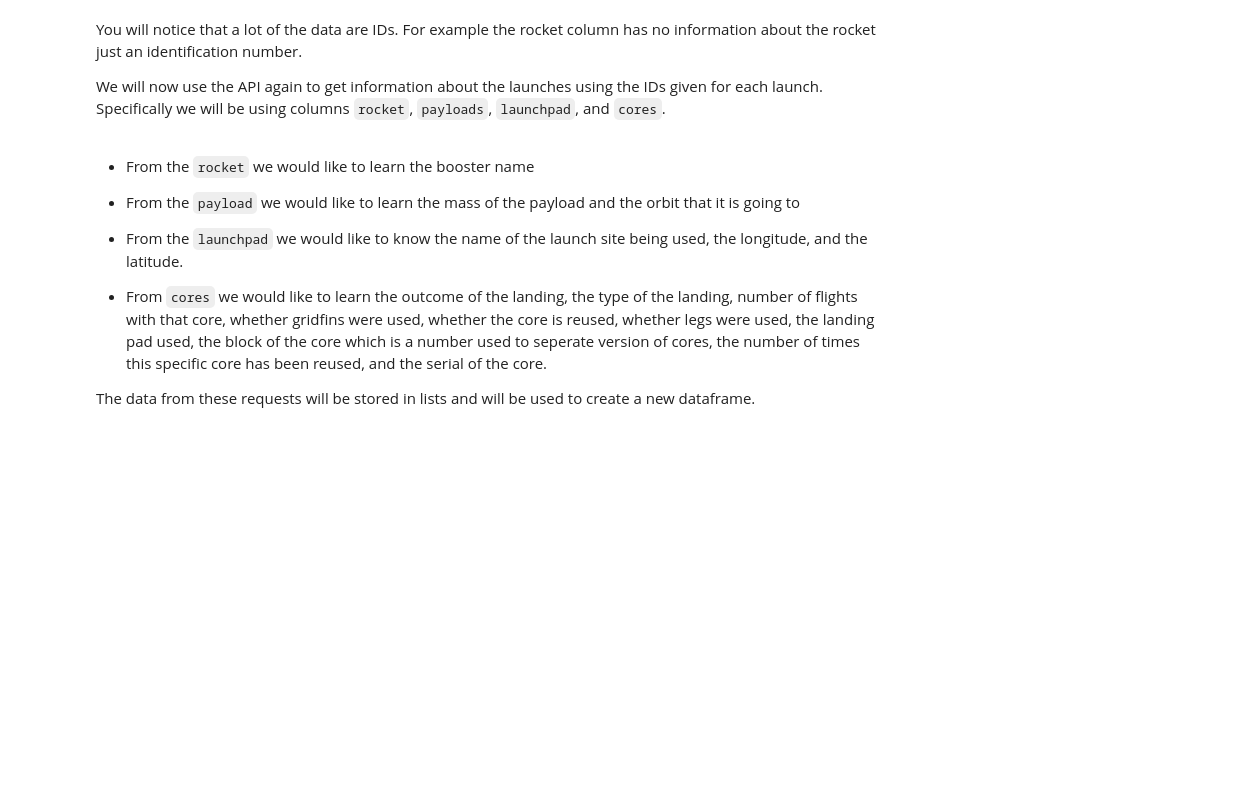
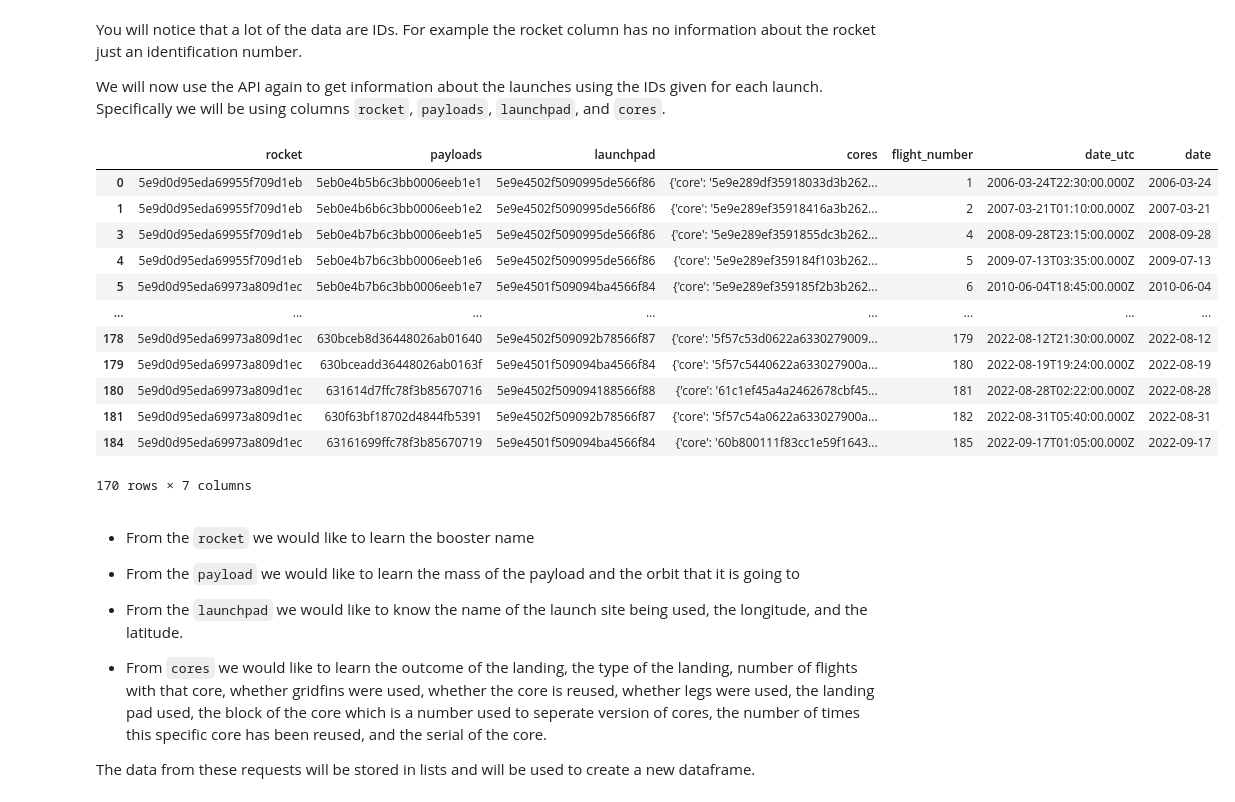
Before and after one commit to adm73/ibm-ds, a Jupyter notebook: jupyter-labs-spacex-data-collection-api.ipynb, the cells around one changed output. Cells and saved outputs as stored; diff of their text form; code cells hidden in the pictures; blank space fills up the shorter version.

```diff
--- a/jupyter-labs-spacex-data-collection-api.ipynb
+++ b/jupyter-labs-spacex-data-collection-api.ipynb
@@ -127,7 +129,8 @@ response.status_code
 # %% [markdown]
 Now we decode the response content as a Json using <code>.json()</code> and turn it into a Pandas dataframe using <code>.json_normalize()</code>
 # %%
-# Use json_normalize meethod to convert the json result into a dataframe
+# Use json_normalize method to convert the json result into a dataframe
+data = pd.json_normalize(response.json())
 # %% [markdown]
 Using the dataframe <code>data</code> print the first 5 rows
 # %%
@@ -139,20 +150,36 @@ We will now use the API again to get information about the launches using the ID
 # %%
 # Lets take a subset of our dataframe keeping only the features we want and the flight number, and date_utc.
 data = data[['rocket', 'payloads', 'launchpad', 'cores', 'flight_number', 'date_utc']]
 
 # We will remove rows with multiple cores because those are falcon rockets with 2 extra rocket boosters and rows that have multiple payloads in a single rocket.
 data = data[data['cores'].map(len)==1]
 data = data[data['payloads'].map(len)==1]
 
 # Since payloads and cores are lists of size 1 we will also extract the single value in the list and replace the feature.
 data['cores'] = data['cores'].map(lambda x : x[0])
 data['payloads'] = data['payloads'].map(lambda x : x[0])
 
 # We also want to convert the date_utc to a datetime datatype and then extracting the date leaving the time
 data['date'] = pd.to_datetime(data['date_utc']).dt.date
 
 # Using the date we will restrict the dates of the launches
-data = data[data['date'] <= datetime.date(2020, 11, 13)]
+data = data[data['date'] <= datetime.date(2022, 11, 13)]
+
+data
+# %% [output]
+|  | rocket | payloads | launchpad | cores | flight_number | date_utc | date |
+| 0 | 5e9d0d95eda69955f709d1eb | 5eb0e4b5b6c3bb0006eeb1e1 | 5e9e4502f5090995de566f86 | {'core': '5e9e289df35918033d3b262... | 1 | 2006-03-24T22:30:00.000Z | 2006-03-24 |
+| 1 | 5e9d0d95eda69955f709d1eb | 5eb0e4b6b6c3bb0006eeb1e2 | 5e9e4502f5090995de566f86 | {'core': '5e9e289ef35918416a3b262... | 2 | 2007-03-21T01:10:00.000Z | 2007-03-21 |
+| 3 | 5e9d0d95eda69955f709d1eb | 5eb0e4b7b6c3bb0006eeb1e5 | 5e9e4502f5090995de566f86 | {'core': '5e9e289ef3591855dc3b262... | 4 | 2008-09-28T23:15:00.000Z | 2008-09-28 |
+| 4 | 5e9d0d95eda69955f709d1eb | 5eb0e4b7b6c3bb0006eeb1e6 | 5e9e4502f5090995de566f86 | {'core': '5e9e289ef359184f103b262... | 5 | 2009-07-13T03:35:00.000Z | 2009-07-13 |
+| 5 | 5e9d0d95eda69973a809d1ec | 5eb0e4b7b6c3bb0006eeb1e7 | 5e9e4501f509094ba4566f84 | {'core': '5e9e289ef359185f2b3b262... | 6 | 2010-06-04T18:45:00.000Z | 2010-06-04 |
+| ... | ... | ... | ... | ... | ... | ... | ... |
+| 178 | 5e9d0d95eda69973a809d1ec | 630bceb8d36448026ab01640 | 5e9e4502f509092b78566f87 | {'core': '5f57c53d0622a6330279009... | 179 | 2022-08-12T21:30:00.000Z | 2022-08-12 |
+| 179 | 5e9d0d95eda69973a809d1ec | 630bceadd36448026ab0163f | 5e9e4501f509094ba4566f84 | {'core': '5f57c5440622a633027900a... | 180 | 2022-08-19T19:24:00.000Z | 2022-08-19 |
+| 180 | 5e9d0d95eda69973a809d1ec | 631614d7ffc78f3b85670716 | 5e9e4502f509094188566f88 | {'core': '61c1ef45a4a2462678cbf45... | 181 | 2022-08-28T02:22:00.000Z | 2022-08-28 |
+| 181 | 5e9d0d95eda69973a809d1ec | 630f63bf18702d4844fb5391 | 5e9e4502f509092b78566f87 | {'core': '5f57c54a0622a633027900a... | 182 | 2022-08-31T05:40:00.000Z | 2022-08-31 |
+| 184 | 5e9d0d95eda69973a809d1ec | 63161699ffc78f3b85670719 | 5e9e4501f509094ba4566f84 | {'core': '60b800111f83cc1e59f1643... | 185 | 2022-09-17T01:05:00.000Z | 2022-09-17 |
+170 rows × 7 columns
 # %% [markdown]
 *   From the <code>rocket</code> we would like to learn the booster name
 
```
Also changed, not shown: parts of 11 cells of this notebook.
